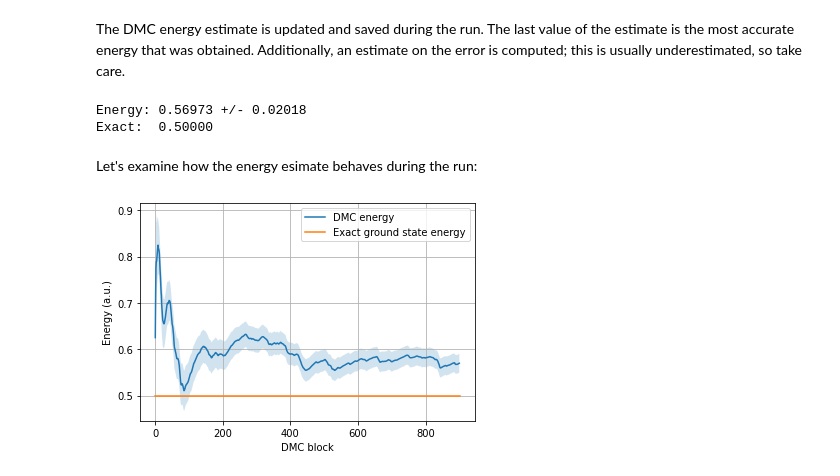
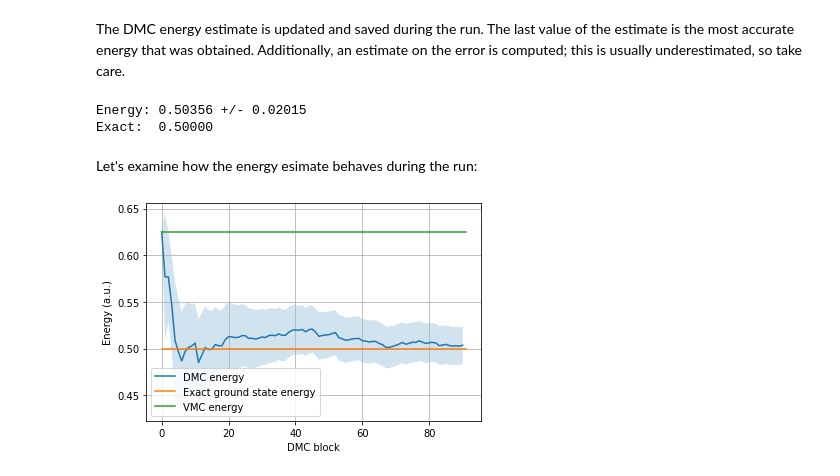
Before and after one commit to Jvanrhijn/pydmc, a Jupyter notebook: examples/sho_1d.ipynb, the cells around one changed output. Drawn from its saved outputs; the diff is of its cells as text; code cells hidden in the pictures.

```diff
--- a/examples/sho_1d.ipynb
+++ b/examples/sho_1d.ipynb
@@ -36,12 +34,12 @@ sys.path.insert(0, "../")
 from pydmc import *
 %matplotlib inline
 # %%
-nconf = 10
-time_step = 1e-2
+nconf = 200
+time_step = 1e-1
 reference_energy = 0.625
-blocks = 1000
-steps_per_block = 5
-neq = 100
+blocks = 100
+steps_per_block = 10
+neq = 10
 hamiltonian = lambda psi, x: -0.5*psi.laplacian(x) + 0.5* (x @ x) * psi(x)
 # %% [markdown]
 Next, we create the guiding wave function:
@@ -52,17 +50,17 @@ class GuidingWaveFunction(WaveFunction):
         return math.exp(-(x @ x))
 
     def gradient(self, x):
-        return gradient_fd(self, x)
+        return -2*x*self(x)
 
     def laplacian(self, x):
-        return laplacian_fd(self, x)
+        return (4*x[0]**2 - 2)*self(x)
 # %% [markdown]
 Next, we set up the branching algorithm and accept-reject algorithm, and construct the wave function:
 # %%
-#brancher = SRBrancher()
-brancher = SplitJoinBrancher()
+brancher = SRBrancher()
+#brancher = SplitJoinBrancher()
 #brancher = SimpleBrancher()
-ar = DiffuseAcceptReject(fixed_node=True)
+ar = DiffuseAcceptRejectDMC(fixed_node=True)
 guiding_wf = GuidingWaveFunction()
 # %% [markdown]
 Now, we generate a set of configurations. In a more advanced algorithm, this should be done by a short VMC run. Here, we just uniformly generate points $x \in [0, 1]$.
@@ -83,21 +81,22 @@ err = dmc.energy_error[-1]
 print(f"Energy: {energy:.5f} +/- {err:.5f}")
 print(f"Exact:  {1/2:.5f}")
 # %% [output]
-Energy: 0.56973 +/- 0.02018
+Energy: 0.50356 +/- 0.02015
 Exact:  0.50000
 # %% [markdown]
 Let's examine how the energy esimate behaves during the run:
 # %%
 plt.figure()
 ns = np.arange(0, len(dmc.energy_estimate))
 plt.plot(ns, dmc.energy_estimate, label="DMC energy")
 plt.fill_between(ns, dmc.energy_estimate - dmc.energy_error, dmc.energy_estimate + dmc.energy_error, alpha=0.2)
 
 exact = 0.5
 plt.plot([0, len(dmc.energy_estimate)], [exact, exact], label="Exact ground state energy")
+plt.plot([0, len(dmc.energy_estimate)], [reference_energy, reference_energy], label="VMC energy")
 plt.legend()
 plt.xlabel("DMC block")
 plt.ylabel("Energy (a.u.)")
 plt.grid()
 # %% [output]
-[figure, old version]
+[figure, new version]
```
Also changed, not shown: parts of 3 cells of this notebook, 7 other files.
